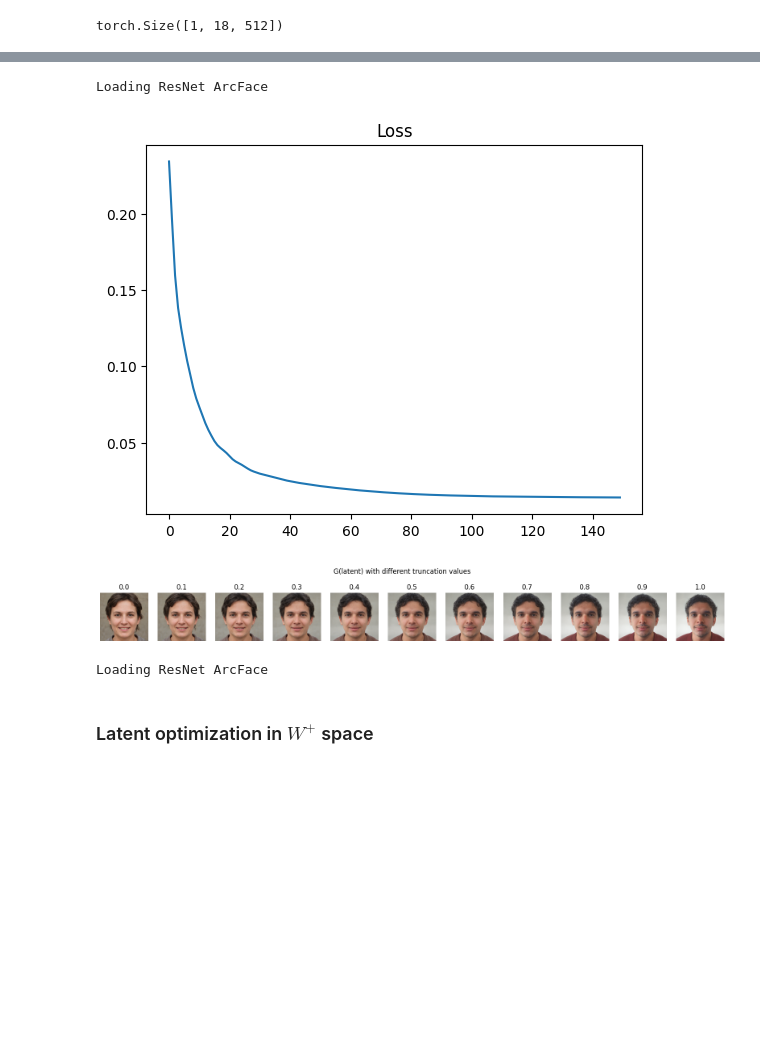
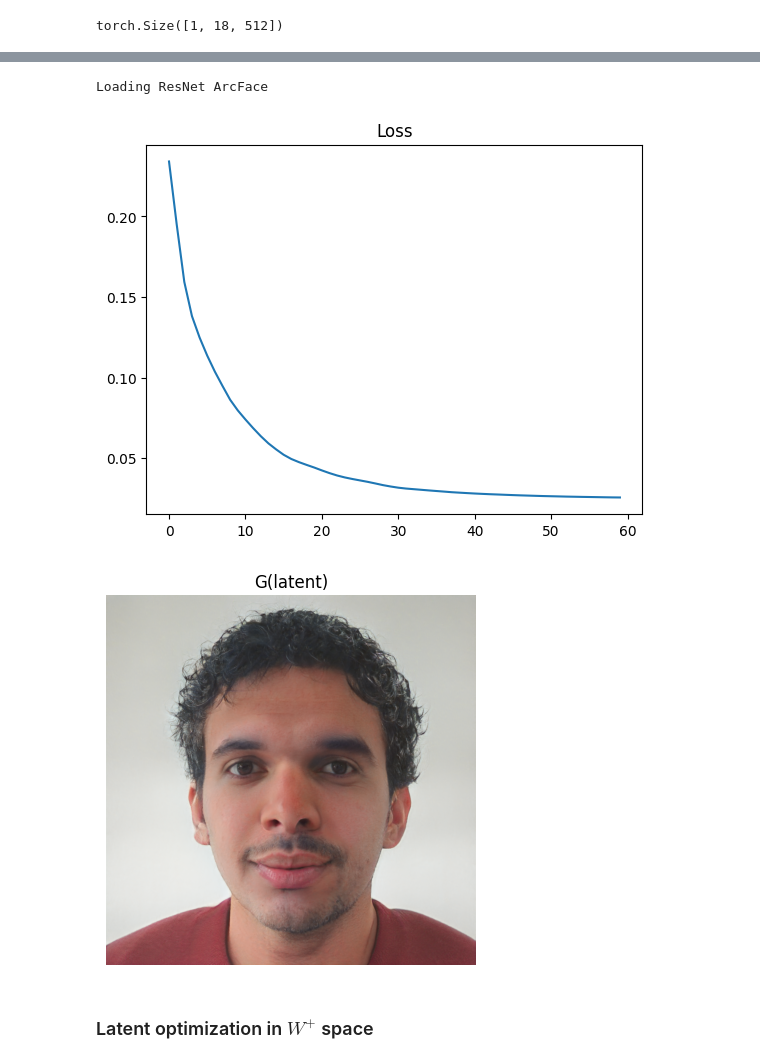
Before and after one commit to rodrigu2000/emotion_generation, a Jupyter notebook: latent_optimization_RR.ipynb, the cells around one changed output, grey strips where cells are left out. Drawn from its saved outputs; the diff is of its cells as text; code cells hidden in the pictures; blank space fills up the shorter version.

```diff
--- a/latent_optimization_RR.ipynb
+++ b/latent_optimization_RR.ipynb
@@ -147,7 +150,7 @@ visualize_latent_no_truncation(e4e_inverted_latent)
 
 # Parameters of optim
 
-optimization_steps = 150
+optimization_steps = 60
 lambda_percept = 1
 lambda_L2 = 0.5
 lr = 0.01
@@ -177,39 +180,36 @@ for i in pbar:
 
     with autocast("cuda"):
 
         optimizer.zero_grad()
 
         img_gen, _ = G([w_n], input_is_latent=True, randomize_noise=False)
 
         i_loss = id_loss(img_gen, reference_image)[0]
         l2_loss = L2_loss(img_gen, reference_image)
 
         loss = i_loss * lambda_percept + l2_loss * lambda_L2
         losses.append(loss.item())
         pbar.set_description(f"Loss: {loss.item():.4f}")
 
         loss.backward()
         optimizer.step()
         scheduler.step()
 
         if i % save_img_every_other == 0 or i == optimization_steps - 1:
             imgs.append(tensor2im(img_gen.squeeze(0).cpu()))
 
 inverted_latent = w_n.detach()
 
 plt.plot(losses)
 plt.title("Loss")
 plt.show()
 
 visualize_latent_no_truncation(inverted_latent)
 # %% [output]
 Loading ResNet ArcFace
-[figure, old version]
+[figure, new version]
-[figure, old version]
+[figure, new version]
 # %%
 # Load pretrained models for losses
 
 clip_loss = CLIPLoss(opts)
-id_loss = IDLoss(opts)
-# %% [output]
-Loading ResNet ArcFace
```
Also changed, not shown: parts of 7 cells of this notebook, 2 other files.
